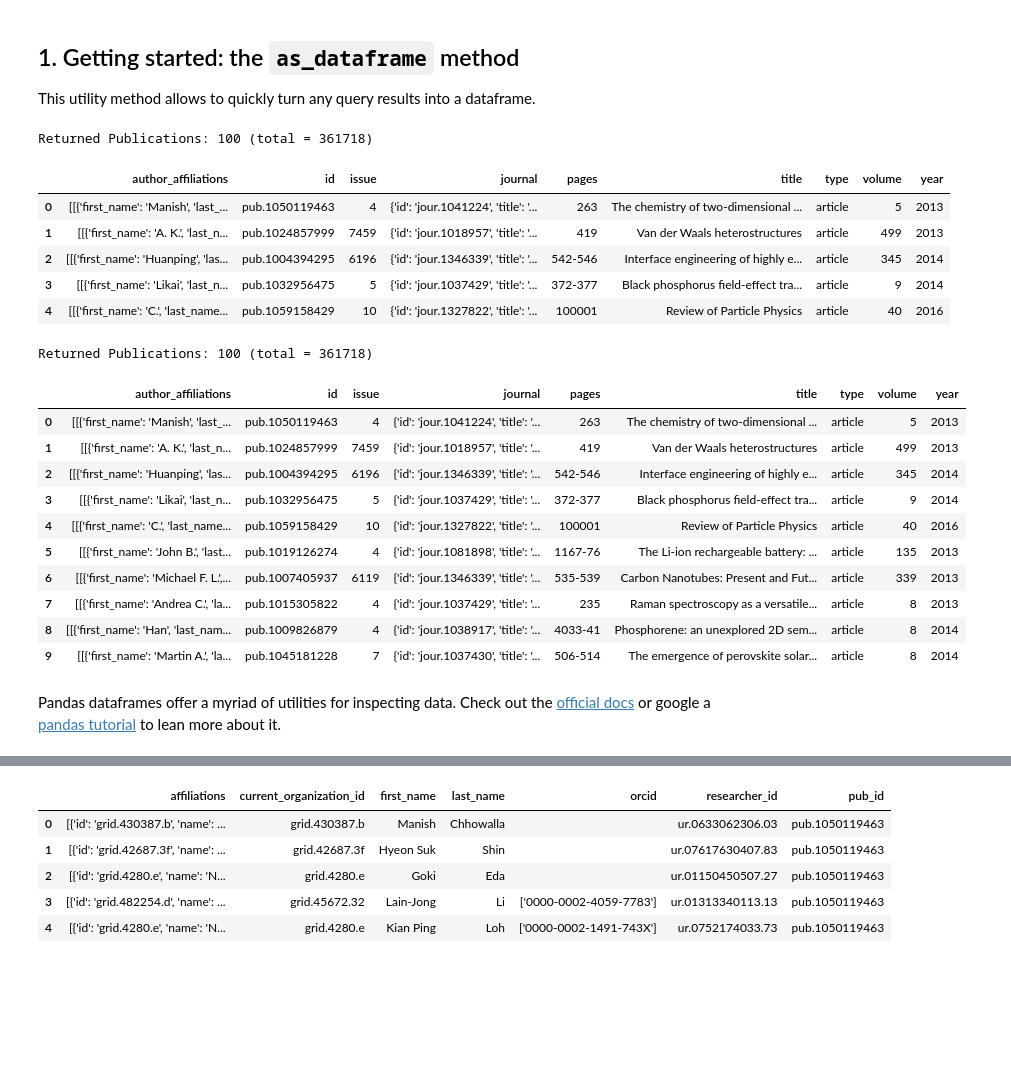
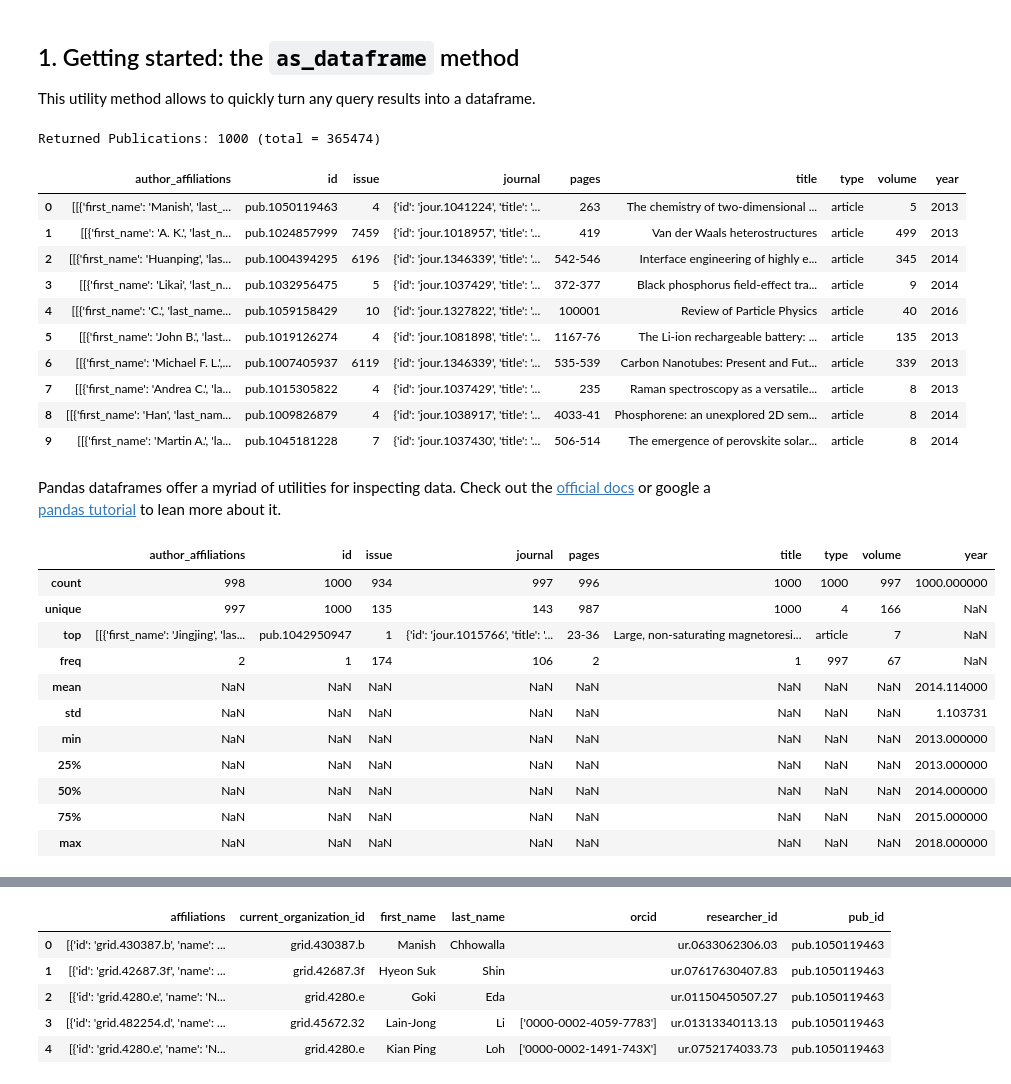
Before and after one commit to digital-science/dimensions-api-lab, a Jupyter notebook: 1-getting-started/1.2 Dimcli returning dataframes.ipynb, the cells around one changed output, grey strips where cells are left out. Cells and saved outputs as stored; diff of their text form; code cells hidden in the pictures; blank space fills up the shorter version.

```diff
--- a/1-getting-started/1.2 Dimcli returning dataframes.ipynb
+++ b/1-getting-started/1.2 Dimcli returning dataframes.ipynb
@@ -19,13 +19,13 @@ DimCli v0.5.3 - Succesfully connected to <https://app.dimensions.ai> (method: ds
 This utility method allows to quickly turn any query results into a dataframe.
 # %%
 # we'll reuse this query later on
-query = """search publications for "graphene" where year=[2013:2019] return publications sort by times_cited limit 100"""
+query = """search publications for "graphene" where year=[2013:2019] return publications sort by times_cited limit 1000"""
 res = dslquery(query)
 # %% [output]
-Returned Publications: 100 (total = 361718)
+Returned Publications: 1000 (total = 365474)
 # %%
 df = res.as_dataframe()
-df.head()
+df.head(10)
 # %% [output]
 |  | author_affiliations | id | issue | journal | pages | title | type | volume | year |
 | 0 | [[{'first_name': 'Manish', 'last_... | pub.1050119463 | 4 | {'id': 'jour.1041224', 'title': '... | 263 | The chemistry of two-dimensional ... | article | 5 | 2013 |
@@ -33,21 +33,26 @@ df.head()
 | 2 | [[{'first_name': 'Huanping', 'las... | pub.1004394295 | 6196 | {'id': 'jour.1346339', 'title': '... | 542-546 | Interface engineering of highly e... | article | 345 | 2014 |
 | 3 | [[{'first_name': 'Likai', 'last_n... | pub.1032956475 | 5 | {'id': 'jour.1037429', 'title': '... | 372-377 | Black phosphorus field-effect tra... | article | 9 | 2014 |
 | 4 | [[{'first_name': 'C.', 'last_name... | pub.1059158429 | 10 | {'id': 'jour.1327822', 'title': '... | 100001 | Review of Particle Physics | article | 40 | 2016 |
+| 5 | [[{'first_name': 'John B.', 'last... | pub.1019126274 | 4 | {'id': 'jour.1081898', 'title': '... | 1167-76 | The Li-ion rechargeable battery: ... | article | 135 | 2013 |
+| 6 | [[{'first_name': 'Michael F. L.',... | pub.1007405937 | 6119 | {'id': 'jour.1346339', 'title': '... | 535-539 | Carbon Nanotubes: Present and Fut... | article | 339 | 2013 |
+| 7 | [[{'first_name': 'Andrea C.', 'la... | pub.1015305822 | 4 | {'id': 'jour.1037429', 'title': '... | 235 | Raman spectroscopy as a versatile... | article | 8 | 2013 |
+| 8 | [[{'first_name': 'Han', 'last_nam... | pub.1009826879 | 4 | {'id': 'jour.1038917', 'title': '... | 4033-41 | Phosphorene: an unexplored 2D sem... | article | 8 | 2014 |
+| 9 | [[{'first_name': 'Martin A.', 'la... | pub.1045181228 | 7 | {'id': 'jour.1037430', 'title': '... | 506-514 | The emergence of perovskite solar... | article | 8 | 2014 |
-# %%
-# of course we can do all of that in one line too
-dslquery(query).as_dataframe().head(10)
-# %% [output]
-Returned Publications: 100 (total = 361718)
-|  | author_affiliations | id | issue | journal | pages | title | type | volume | year |
-| 0 | [[{'first_name': 'Manish', 'last_... | pub.1050119463 | 4 | {'id': 'jour.1041224', 'title': '... | 263 | The chemistry of two-dimensional ... | article | 5 | 2013 |
-| 1 | [[{'first_name': 'A. K.', 'last_n... | pub.1024857999 | 7459 | {'id': 'jour.1018957', 'title': '... | 419 | Van der Waals heterostructures | article | 499 | 2013 |
-| 2 | [[{'first_name': 'Huanping', 'las... | pub.1004394295 | 6196 | {'id': 'jour.1346339', 'title': '... | 542-546 | Interface engineering of highly e... | article | 345 | 2014 |
-| 3 | [[{'first_name': 'Likai', 'last_n... | pub.1032956475 | 5 | {'id': 'jour.1037429', 'title': '... | 372-377 | Black phosphorus field-effect tra... | article | 9 | 2014 |
-| 4 | [[{'first_name': 'C.', 'last_name... | pub.1059158429 | 10 | {'id': 'jour.1327822', 'title': '... | 100001 | Review of Particle Physics | article | 40 | 2016 |
-| 5 | [[{'first_name': 'John B.', 'last... | pub.1019126274 | 4 | {'id': 'jour.1081898', 'title': '... | 1167-76 | The Li-ion rechargeable battery: ... | article | 135 | 2013 |
-| 6 | [[{'first_name': 'Michael F. L.',... | pub.1007405937 | 6119 | {'id': 'jour.1346339', 'title': '... | 535-539 | Carbon Nanotubes: Present and Fut... | article | 339 | 2013 |
-| 7 | [[{'first_name': 'Andrea C.', 'la... | pub.1015305822 | 4 | {'id': 'jour.1037429', 'title': '... | 235 | Raman spectroscopy as a versatile... | article | 8 | 2013 |
-| 8 | [[{'first_name': 'Han', 'last_nam... | pub.1009826879 | 4 | {'id': 'jour.1038917', 'title': '... | 4033-41 | Phosphorene: an unexplored 2D sem... | article | 8 | 2014 |
-| 9 | [[{'first_name': 'Martin A.', 'la... | pub.1045181228 | 7 | {'id': 'jour.1037430', 'title': '... | 506-514 | The emergence of perovskite solar... | article | 8 | 2014 |
 # %% [markdown]
 Pandas dataframes offer a myriad of utilities for inspecting data. Check out the [official docs](https://pandas.pydata.org/pandas-docs/stable/getting_started/10min.html) or google a [pandas tutorial](https://www.google.com/search?q=pandas+tutorial) to lean more about it.
+# %%
+# the 'describe' method returns basic statistic for all columns of a dataframe
+df.describe(include='all')
+# %% [output]
+|  | author_affiliations | id | issue | journal | pages | title | type | volume | year |
+| count | 998 | 1000 | 934 | 997 | 996 | 1000 | 1000 | 997 | 1000.000000 |
+| unique | 997 | 1000 | 135 | 143 | 987 | 1000 | 4 | 166 | NaN |
+| top | [[{'first_name': 'Jingjing', 'las... | pub.1042950947 | 1 | {'id': 'jour.1015766', 'title': '... | 23-36 | Large, non-saturating magnetoresi... | article | 7 | NaN |
+| freq | 2 | 1 | 174 | 106 | 2 | 1 | 997 | 67 | NaN |
+| mean | NaN | NaN | NaN | NaN | NaN | NaN | NaN | NaN | 2014.114000 |
+| std | NaN | NaN | NaN | NaN | NaN | NaN | NaN | NaN | 1.103731 |
+| min | NaN | NaN | NaN | NaN | NaN | NaN | NaN | NaN | 2013.000000 |
+| 25% | NaN | NaN | NaN | NaN | NaN | NaN | NaN | NaN | 2013.000000 |
+| 50% | NaN | NaN | NaN | NaN | NaN | NaN | NaN | NaN | 2014.000000 |
+| 75% | NaN | NaN | NaN | NaN | NaN | NaN | NaN | NaN | 2015.000000 |
+| max | NaN | NaN | NaN | NaN | NaN | NaN | NaN | NaN | 2018.000000 |
```
Also changed, not shown: parts of 13 cells of this notebook.
